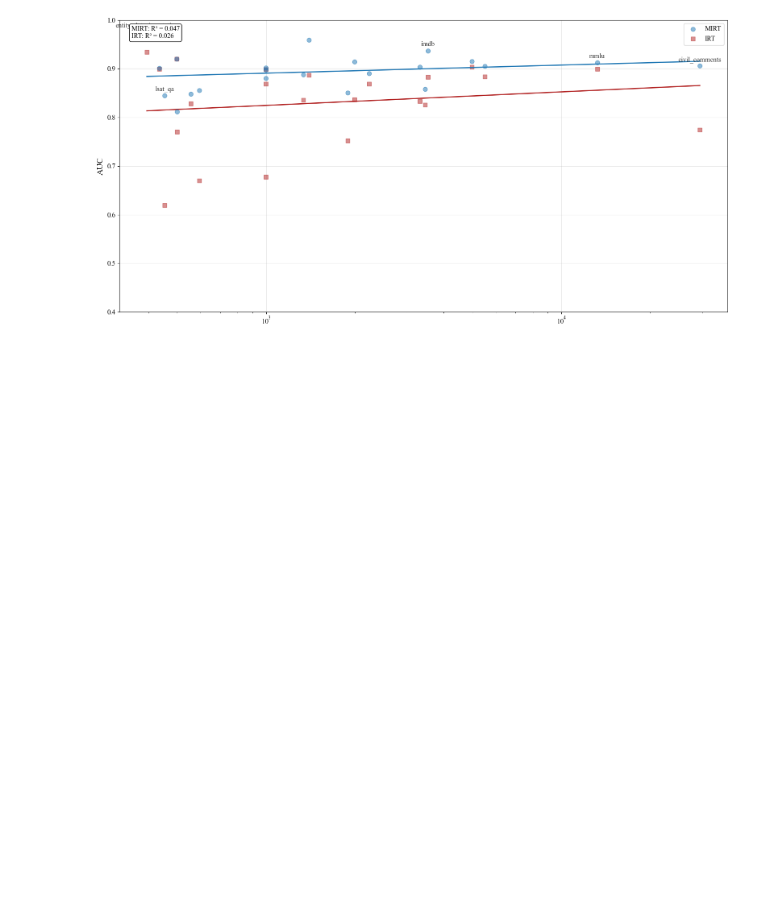
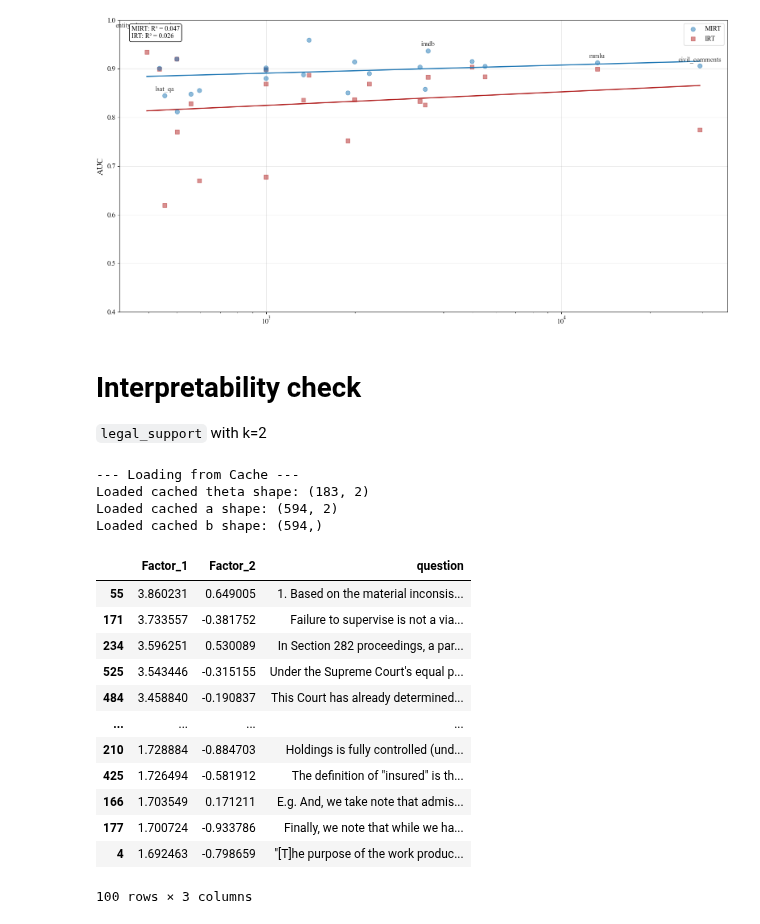
Before and after one commit to ronanhansel/reeval-multi, a Jupyter notebook: mirt-official/calibration.ipynb, the cells around one changed output. Drawn from its saved outputs; the diff is of its cells as text; code cells hidden in the pictures; blank space fills up the shorter version.

```diff
--- a/mirt-official/calibration.ipynb
+++ b/mirt-official/calibration.ipynb
@@ -559,3 +552,16 @@ plt.tight_layout()
 plt.show()
 # %% [output]
 [figure]
+# %% [markdown]
+# Interpretability check
+`legal_support` with k=2
+# %%
+from load_params import load_and_rotate
+import pandas as pd
+theta, a, b = load_and_rotate('../result/mirt-fitting/mirt_model_k2_legal_support.pt', rotation='oblimin')
+resmat = pd.read_pickle('../data/resmat.pkl')
+# %% [output]
+--- Loading from Cache ---
+Loaded cached theta shape: (183, 2)
+Loaded cached a shape: (594, 2)
+Loaded cached b shape: (594,)
@@ -561,0 +577,19 @@ plt.show()
+# %%
+with pd.option_context('display.max_rows', 10):
+	display(a_df.sort_values('Factor_1', ascending=False).head(100))
+a_df.sort_values('Factor_1', ascending=False).copy().to_csv('legal_support_item_difficulties_f1.csv', index=False)
+a_df.sort_values('Factor_2', ascending=False).copy().to_csv('legal_support_item_difficulties_f2.csv', index=False)
+# %% [output]
+|  | Factor_1 | Factor_2 | question |
+| 55 | 3.860231 | 0.649005 | 1. Based on the material inconsis... |
+| 171 | 3.733557 | -0.381752 | Failure to supervise is not a via... |
+| 234 | 3.596251 | 0.530089 | In Section 282 proceedings, a par... |
+| 525 | 3.543446 | -0.315155 | Under the Supreme Court's equal p... |
+| 484 | 3.458840 | -0.190837 | This Court has already determined... |
+| ... | ... | ... | ... |
+| 210 | 1.728884 | -0.884703 | Holdings is fully controlled (und... |
+| 425 | 1.726494 | -0.581912 | The definition of "insured" is th... |
+| 166 | 1.703549 | 0.171211 | E.g. And, we take note that admis... |
+| 177 | 1.700724 | -0.933786 | Finally, we note that while we ha... |
+| 4 | 1.692463 | -0.798659 | "[T]he purpose of the work produc... |
+100 rows × 3 columns
```
Also changed, not shown: parts of 9 cells of this notebook, 1 other file.
